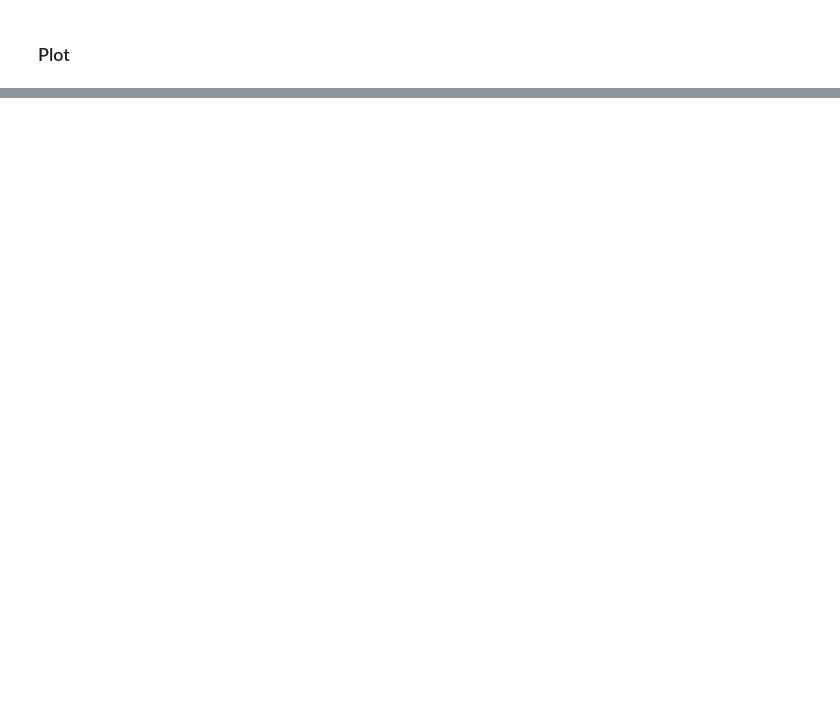
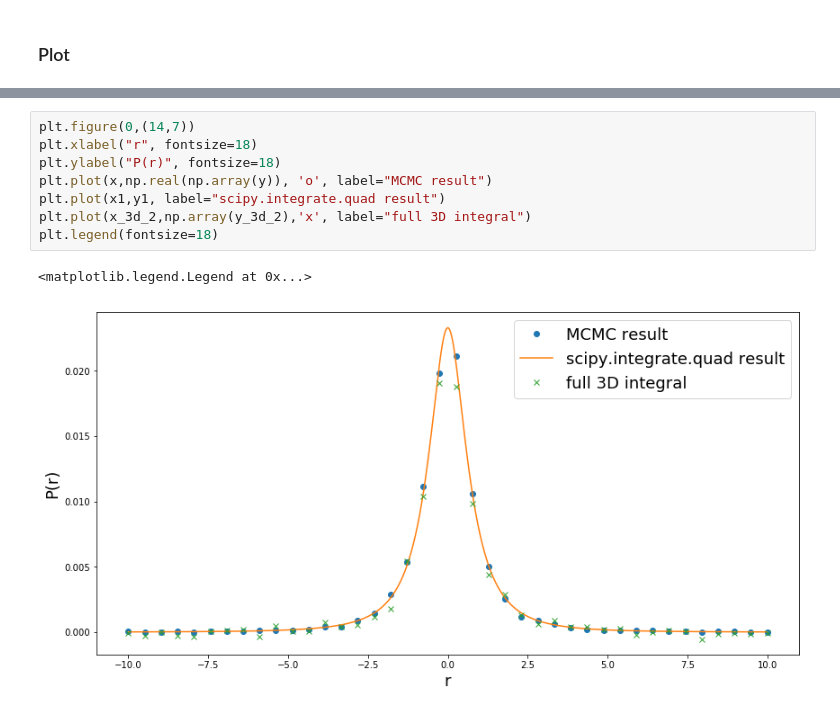
Before and after one commit to qati/HBTCoulombCorrection, a Jupyter notebook: MCMC-Levy.ipynb, the cells around one changed output, grey strips where cells are left out. Saved outputs shown, nothing was run; the diff lists cells and outputs as text; blank space fills up the shorter version.

```diff
--- a/MCMC-Levy.ipynb
+++ b/MCMC-Levy.ipynb
@@ -206,0 +257,11 @@ plt.legend(fontsize=18)
+# %%
+plt.figure(0,(14,7))
+plt.xlabel("r", fontsize=18)
+plt.ylabel("P(r)", fontsize=18)
+plt.plot(x,np.real(np.array(y)), 'o', label="MCMC result")
+plt.plot(x1,y1, label="scipy.integrate.quad result")
+plt.plot(x_3d_2,np.array(y_3d_2),'x', label="full 3D integral")
+plt.legend(fontsize=18)
+# %% [output]
+<matplotlib.legend.Legend at 0x...>
+[figure, added]
```
Also changed, not shown: parts of 18 cells of this notebook, 4 other files.
